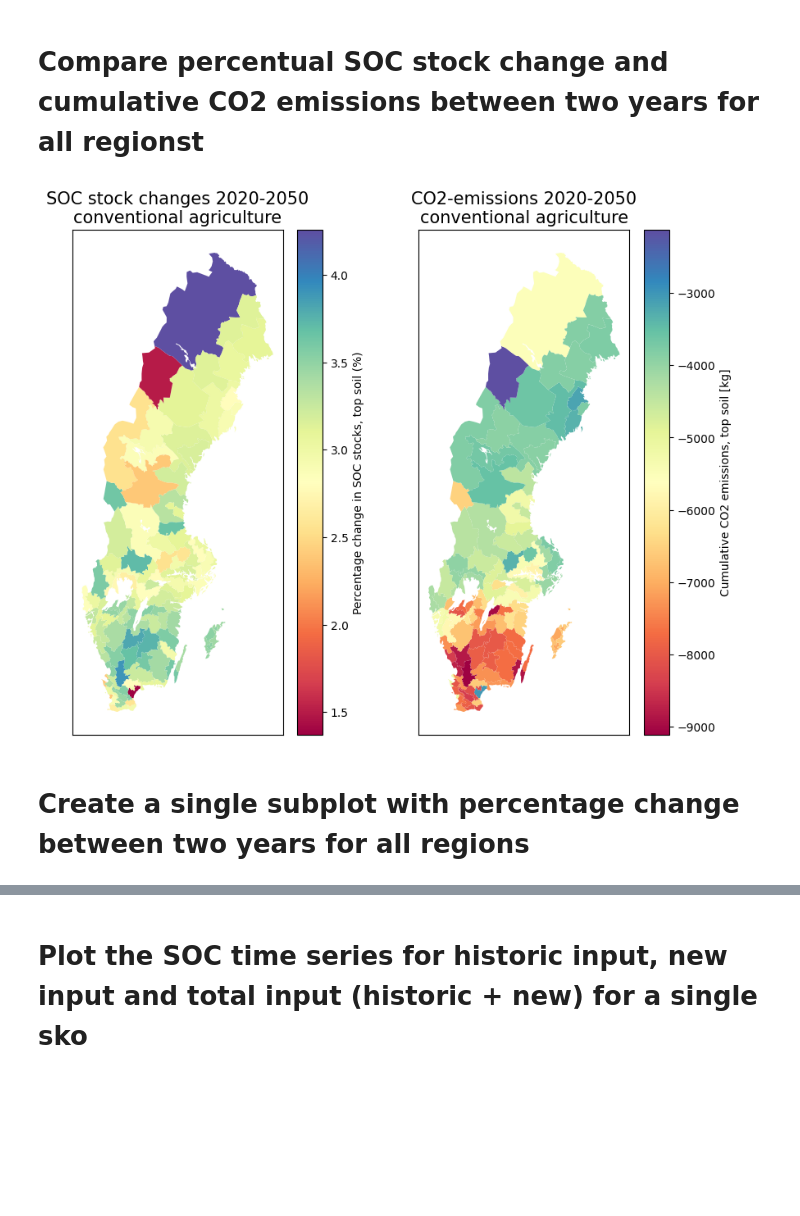
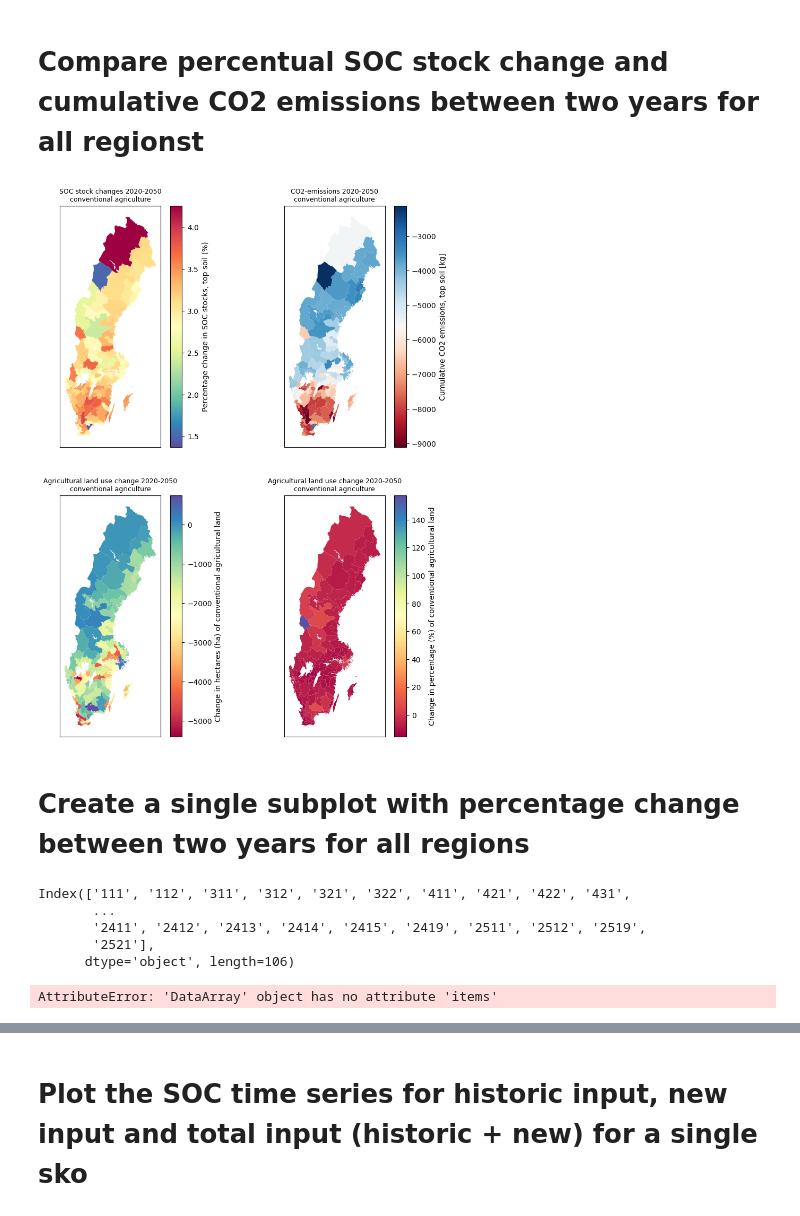
Before and after one commit to SLU-foodsystems/CIBUSmod, a Jupyter notebook: notebooks/analyze_impacts.ipynb, the cells around one changed output, grey strips where cells are left out. Drawn from its saved outputs; the diff is of its cells as text; code cells hidden in the pictures; blank space fills up the shorter version.

```diff
--- a/notebooks/analyze_impacts.ipynb
+++ b/notebooks/analyze_impacts.ipynb
@@ -64,13 +64,32 @@ FAI.plot_soc_stock_maps(system='both', colormap='Spectral', initial_year=initial
 # %%
 # To see all options uncomment and run line below
 #FAI.plot_soc_co2_regions_map?
 # Set the following variable to select whether to plot 'conventional' or 'organic' systems
 agr_type = 'conventional' # 'organic' or 'conventional'
-stock_ser, co2_ser = FAI.plot_soc_co2_regions_map(initial_year=initial, final_year=final,save_as=f'SOC_CO2_all_regions_map_{initial}_{final}(ha, {agr_type})', system=agr_type, colormaps=['Spectral', 'Spectral'], width=10, height_scaling=0.8, verbose=False)
+FAI.plot_soc_co2_regions_map(initial_year=initial, final_year=final,save_as=f'SOC_CO2_all_regions_map_{initial}_{final}(ha, {agr_type})', system=agr_type, colormaps=['Spectral_r', 'RdBu', 'Spectral', 'Spectral'], width=10, height_scaling=1.3, standard_font=9, verbose=False)
 # %% [output]
-[figure, old version]
+[figure, new version]
 # %% [markdown]
 # Create a single subplot with percentage change between two years for all regions
+# %%
+area1 = FAI.input_inventory.area_ha.sel({'input_year': '2020', 'prod_system': 'conventional'}).sum(['scn', 'crop', 'input_year'])
+area2 = FAI.input_inventory.area_ha.sel({'input_year': '2050', 'prod_system': 'conventional'}).sum(['scn', 'crop', 'input_year'])
+area_change = area2-area1
+area_change_series  = pd.Series(area_change, index=area_change.region.data.astype(str))
+area1, area2, area_change_series
+area_change_series.index
+# %% [output]
+Index(['111', '112', '311', '312', '321', '322', '411', '421', '422', '431',
+       ...
+       '2411', '2412', '2413', '2414', '2415', '2419', '2511', '2512', '2519',
+       '2521'],
+      dtype='object', length=106)
+# %%
+a = FAI.input_inventory.area_ha.sel({'input_year': '2020'}).sum(['scn', 'crop'])
+b = FAI.input_inventory.area_ha.sel({'input_year': '2050'}).sum(['scn', 'crop'])
+a.data-b.data, a.region.data
+# %% [output]
+AttributeError: 'DataArray' object has no attribute 'items'
 # %%
 # Set the following variable to select whether to plot 'conventional' or 'organic' systems
 agr_type = 'organic' # 'organic' or 'conventional'
```
Also changed, not shown: parts of 3 cells of this notebook, 1 other file.
